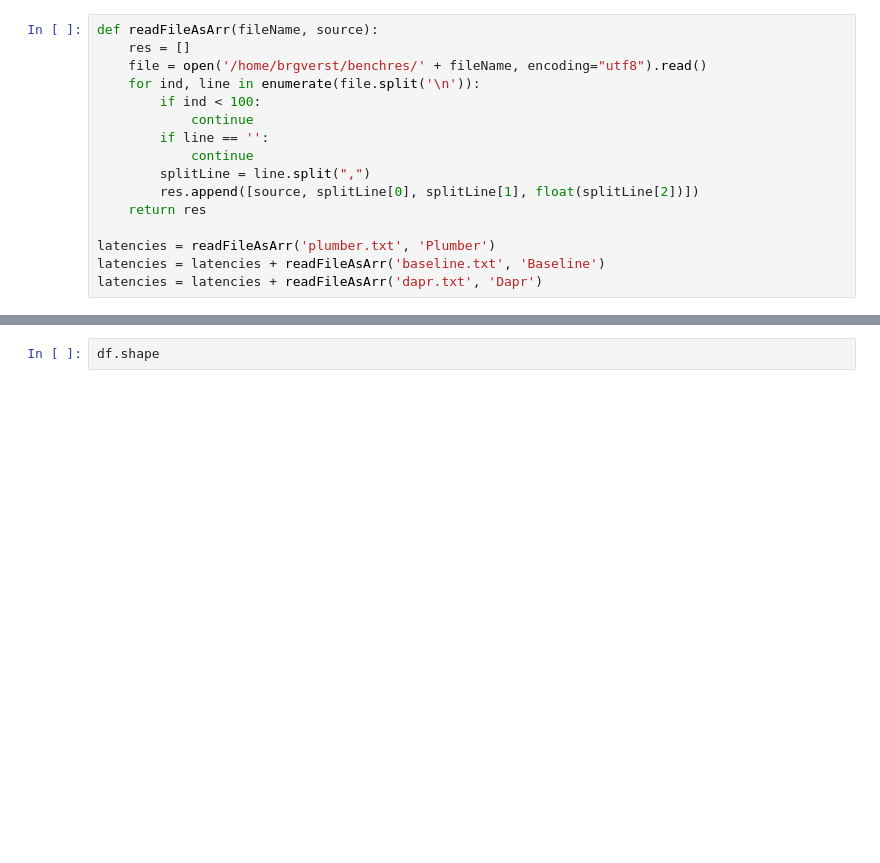
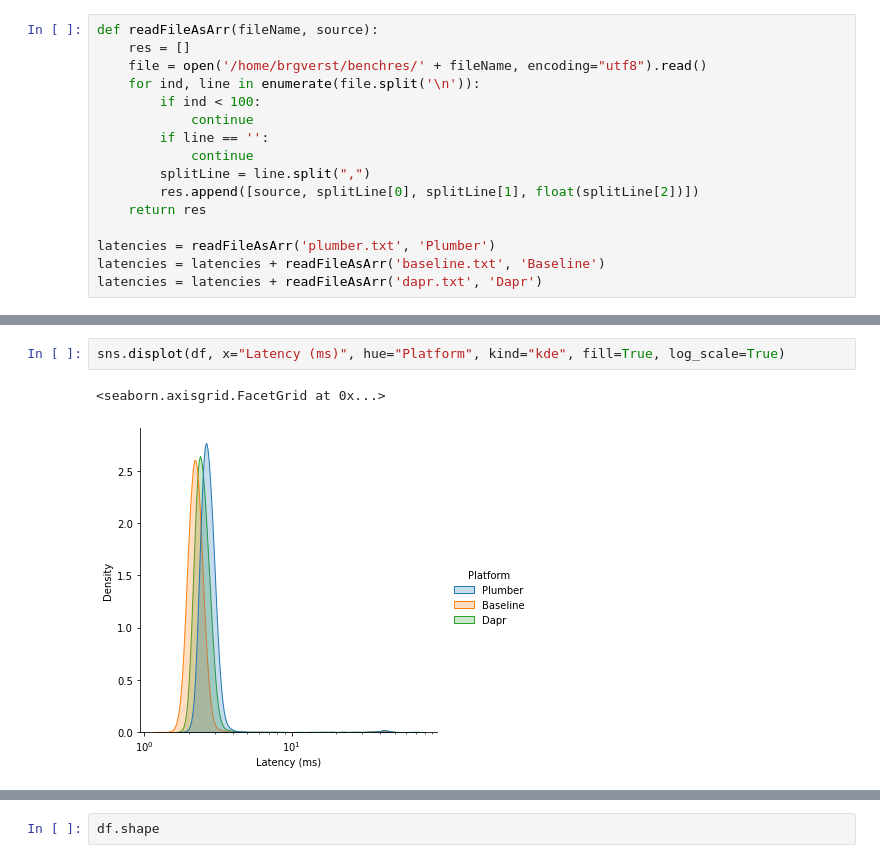
Before and after one commit to VerstraeteBert/plumber, a Jupyter notebook: benchmarks/sidecarlatency/visualization/vis.ipynb, the cells around one changed output, grey strips where cells are left out. Drawn from its saved outputs; the diff is of its cells as text; blank space fills up the shorter version.

```diff
--- a/benchmarks/sidecarlatency/visualization/vis.ipynb
+++ b/benchmarks/sidecarlatency/visualization/vis.ipynb
@@ -45 +63,6 @@ sns.displot(df, x="latency (ms)", hue="Platform", kind="kde", fill=True)
+# %%
+sns.displot(df, x="Latency (ms)", hue="Platform", kind="kde", fill=True, log_scale=True)
+# %% [output]
+<seaborn.axisgrid.FacetGrid at 0x...>
+[figure, added]
 # %%
```
Also changed, not shown: parts of 15 cells of this notebook, 1 other file.
